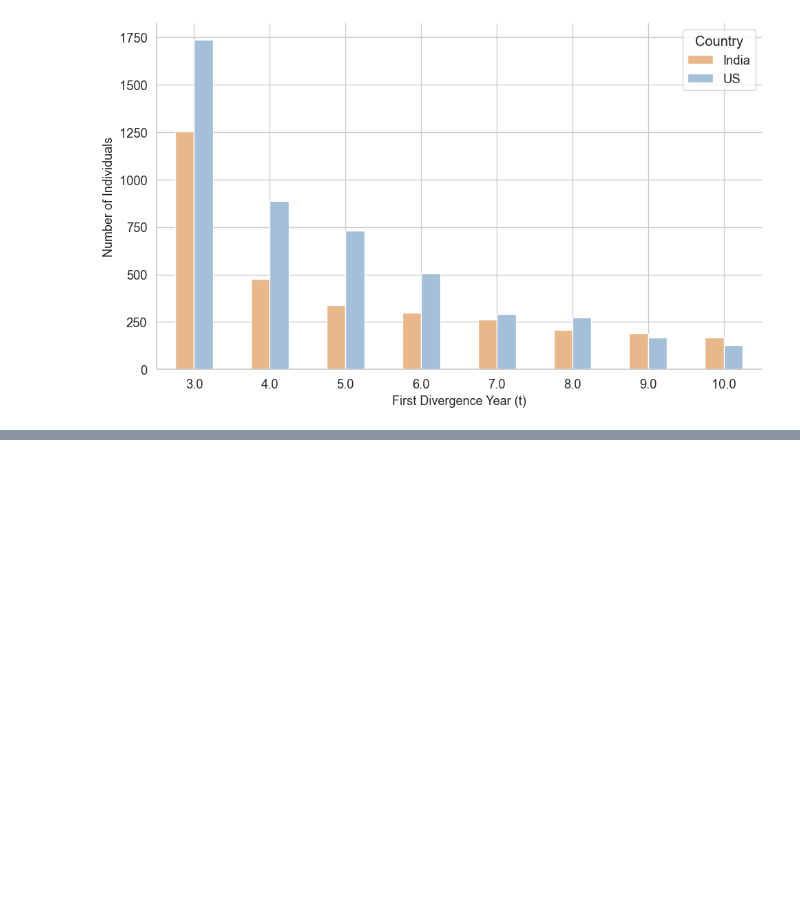
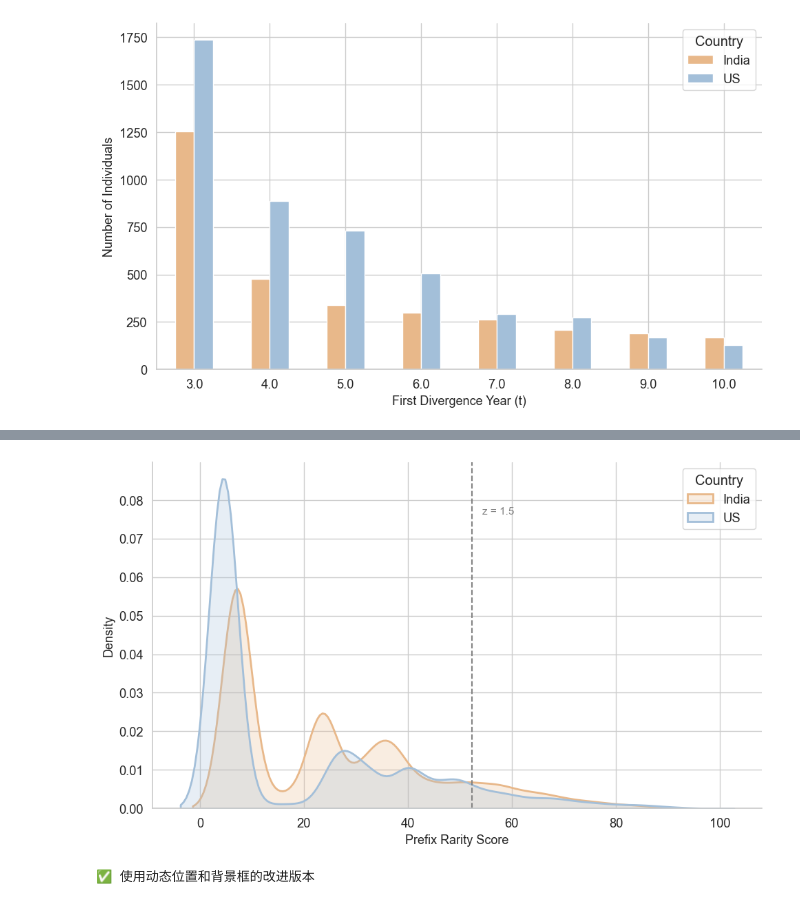
Before and after one commit to sdaza/Sequenzo, a Jupyter notebook: original_datasets_and_cleaning/qiqi/250808_tree/250808_tree_tests.ipynb, the cells around one changed output, grey strips where cells are left out. Drawn from its saved outputs; the diff is of its cells as text; code cells hidden in the pictures; blank space fills up the shorter version.

```diff
--- a/original_datasets_and_cleaning/qiqi/250808_tree/250808_tree_tests.ipynb
+++ b/original_datasets_and_cleaning/qiqi/250808_tree/250808_tree_tests.ipynb
@@ -195,0 +246,49 @@ plt.show()
+# %%
+# 方法2：动态计算最佳文本位置 + 添加背景框（推荐）
+import matplotlib.pyplot as plt
+import seaborn as sns
+import numpy as np
+
+# 颜色
+india_color = "#E8B88A"
+us_color = "#A3BFD9"
+
+# 计算全体的 mean 和 std
+mean = pd.concat([india_df, us_df])["prefix_rarity_score"].mean()
+std = pd.concat([india_df, us_df])["prefix_rarity_score"].std()
+
+# 计算 z = 1.5 对应的原始值位置
+z_thresh = 1.5
+x_thresh = mean + z_thresh * std
+
+# 画图
+plt.figure(figsize=(10, 6))
+sns.kdeplot(india_df["prefix_rarity_score"], label="India", fill=True, color=india_color, linewidth=2)
+sns.kdeplot(us_df["prefix_rarity_score"], label="US", fill=True, color=us_color, linewidth=2)
+
+# 加虚线
+plt.axvline(x_thresh, color="grey", linestyle="--", linewidth=1.5)
+
+# 动态计算文本位置 - 获取当前图表的最大y值
+ax = plt.gca()
+y_max = ax.get_ylim()[1]
+text_y = y_max * 0.85  # 设置在图表高度的85%位置
+
+# 添加文本标签（往右偏移，无背景框）
+plt.text(x_thresh + 2, text_y, "z = 1.5", color="grey", fontsize=11)
+
+# 标签
+plt.xlabel("Prefix Rarity Score", fontsize=13)
+plt.ylabel("Density", fontsize=13)
+plt.legend(title="Country")
+sns.despine()
+plt.tight_layout()
+
+# 保存图像
+plt.savefig("Prefix Rarity Score Distribution with Dynamic Z-Threshold.png", dpi=300, bbox_inches='tight')
+plt.show()
+
+print("✅ 使用动态位置和背景框的改进版本")
+# %% [output]
+[figure, added]
+✅ 使用动态位置和背景框的改进版本
```
Also changed, not shown: parts of 6 cells of this notebook, 3 other files.
